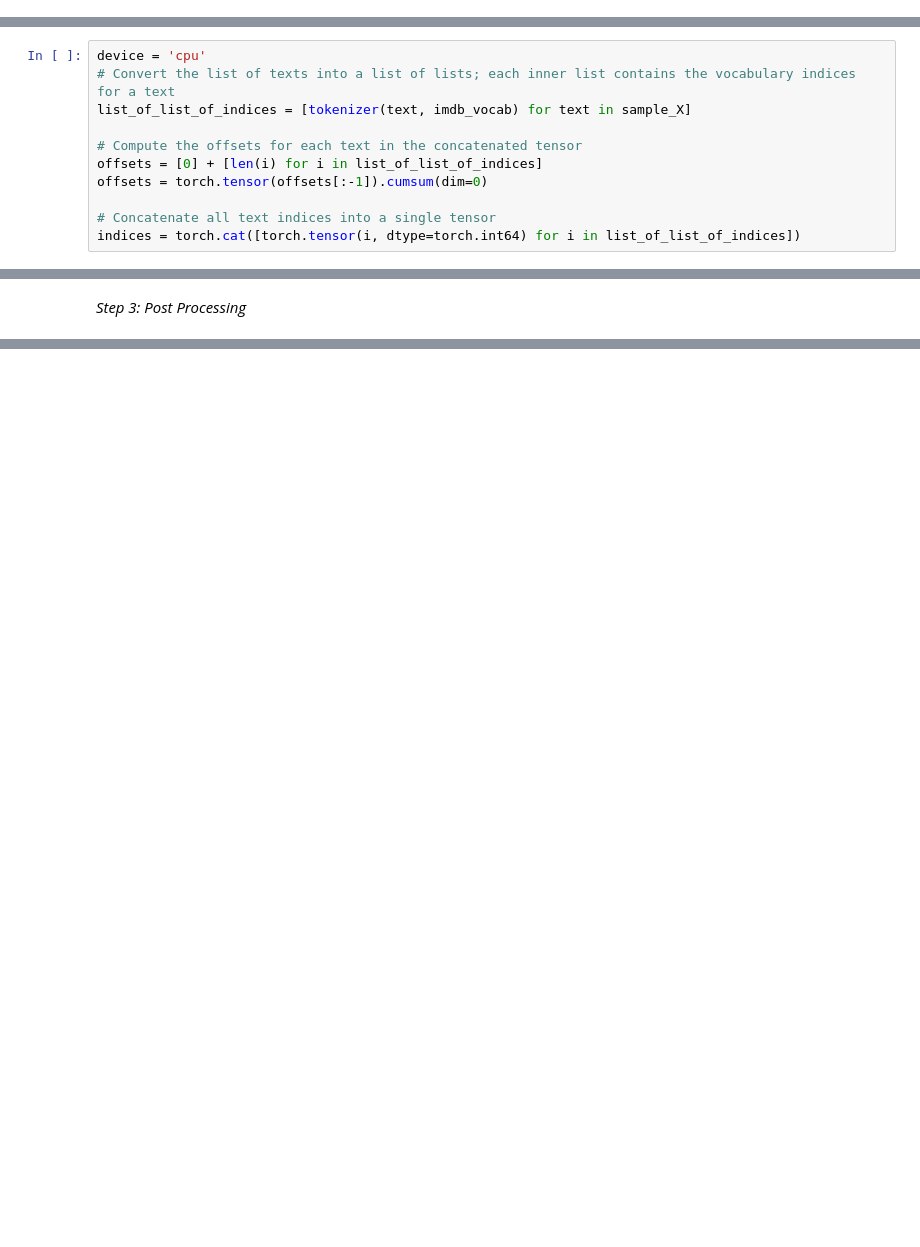
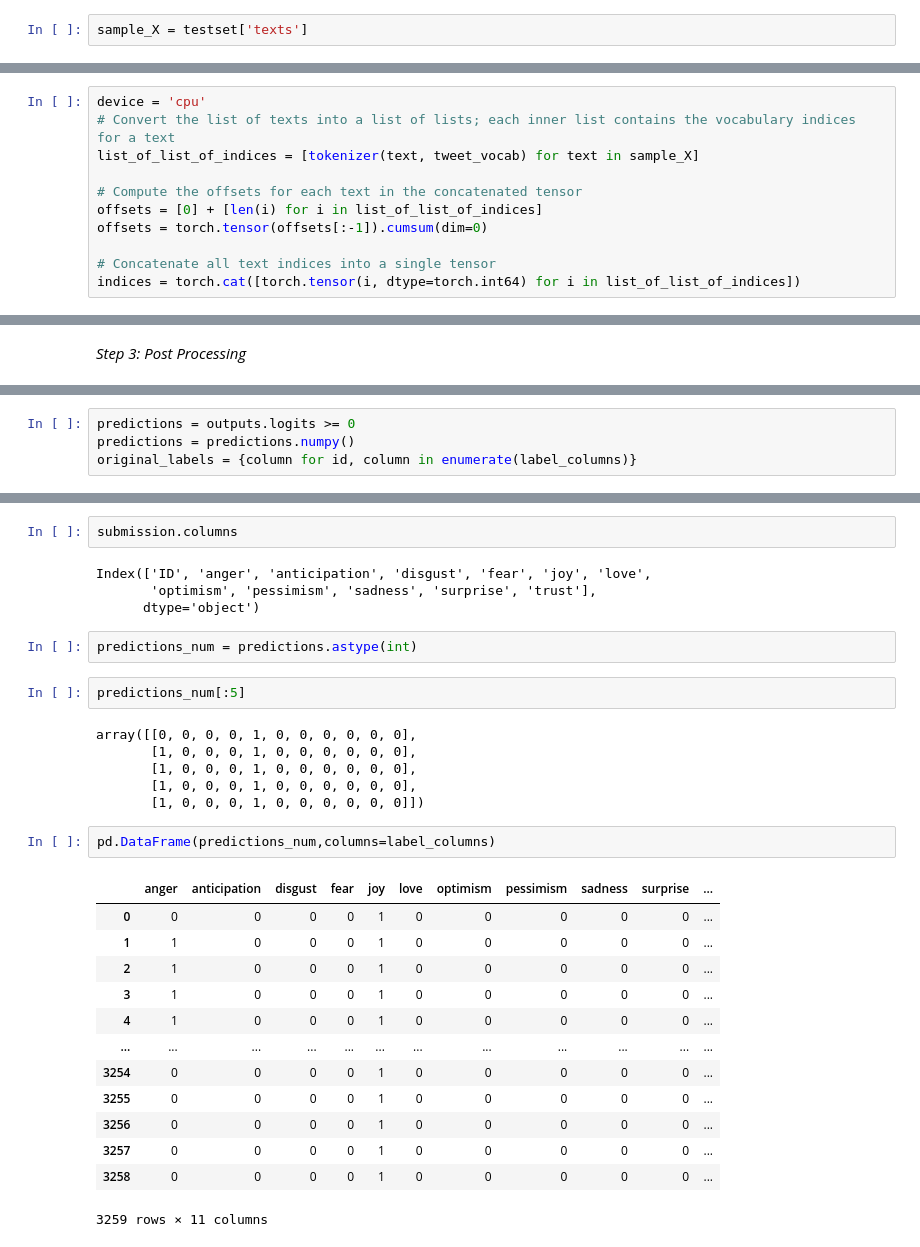
Before and after one commit to harikrishnad1997/BUAN_6342_Applied_Natural_Language_Processing, a Jupyter notebook: HW/Harikrishna_Dev_HW5.ipynb, the cells around one changed output, grey strips where cells are left out. Cells and saved outputs as stored; diff of their text form; blank space fills up the shorter version.

```diff
--- a/HW/Harikrishna_Dev_HW5.ipynb
+++ b/HW/Harikrishna_Dev_HW5.ipynb
@@ -825,9 +787,11 @@ sample_X = X_test_cleaned[0:5]
+# %%
+sample_X = testset['texts']
 # %% [markdown]
 *Step 1. Preprocessing*
 # %%
 device = 'cpu'
 # Convert the list of texts into a list of lists; each inner list contains the vocabulary indices for a text
-list_of_list_of_indices = [tokenizer(text, imdb_vocab) for text in sample_X]
+list_of_list_of_indices = [tokenizer(text, tweet_vocab) for text in sample_X]
 
 # Compute the offsets for each text in the concatenated tensor
 offsets = [0] + [len(i) for i in list_of_list_of_indices]
@@ -877,0 +836,4 @@ print(predicted_label_names)
+# %%
+predictions = outputs.logits >= 0
+predictions = predictions.numpy()
+original_labels = {column for id, column in enumerate(label_columns)}
@@ -877,0 +888,32 @@ print(predicted_label_names)
+# %%
+submission.columns
+# %% [output]
+Index(['ID', 'anger', 'anticipation', 'disgust', 'fear', 'joy', 'love',
+       'optimism', 'pessimism', 'sadness', 'surprise', 'trust'],
+      dtype='object')
+# %%
+predictions_num = predictions.astype(int)
+# %%
+predictions_num[:5]
+# %% [output]
+array([[0, 0, 0, 0, 1, 0, 0, 0, 0, 0, 0],
+       [1, 0, 0, 0, 1, 0, 0, 0, 0, 0, 0],
+       [1, 0, 0, 0, 1, 0, 0, 0, 0, 0, 0],
+       [1, 0, 0, 0, 1, 0, 0, 0, 0, 0, 0],
+       [1, 0, 0, 0, 1, 0, 0, 0, 0, 0, 0]])
+# %%
+pd.DataFrame(predictions_num,columns=label_columns)
+# %% [output]
+|  | anger | anticipation | disgust | fear | joy | love | optimism | pessimism | sadness | surprise | ... |
+| 0 | 0 | 0 | 0 | 0 | 1 | 0 | 0 | 0 | 0 | 0 | ... |
+| 1 | 1 | 0 | 0 | 0 | 1 | 0 | 0 | 0 | 0 | 0 | ... |
+| 2 | 1 | 0 | 0 | 0 | 1 | 0 | 0 | 0 | 0 | 0 | ... |
+| 3 | 1 | 0 | 0 | 0 | 1 | 0 | 0 | 0 | 0 | 0 | ... |
+| 4 | 1 | 0 | 0 | 0 | 1 | 0 | 0 | 0 | 0 | 0 | ... |
+| ... | ... | ... | ... | ... | ... | ... | ... | ... | ... | ... | ... |
+| 3254 | 0 | 0 | 0 | 0 | 1 | 0 | 0 | 0 | 0 | 0 | ... |
+| 3255 | 0 | 0 | 0 | 0 | 1 | 0 | 0 | 0 | 0 | 0 | ... |
+| 3256 | 0 | 0 | 0 | 0 | 1 | 0 | 0 | 0 | 0 | 0 | ... |
+| 3257 | 0 | 0 | 0 | 0 | 1 | 0 | 0 | 0 | 0 | 0 | ... |
+| 3258 | 0 | 0 | 0 | 0 | 1 | 0 | 0 | 0 | 0 | 0 | ... |
+3259 rows × 11 columns
```
Also changed, not shown: parts of 89 cells of this notebook, 5 other files.
